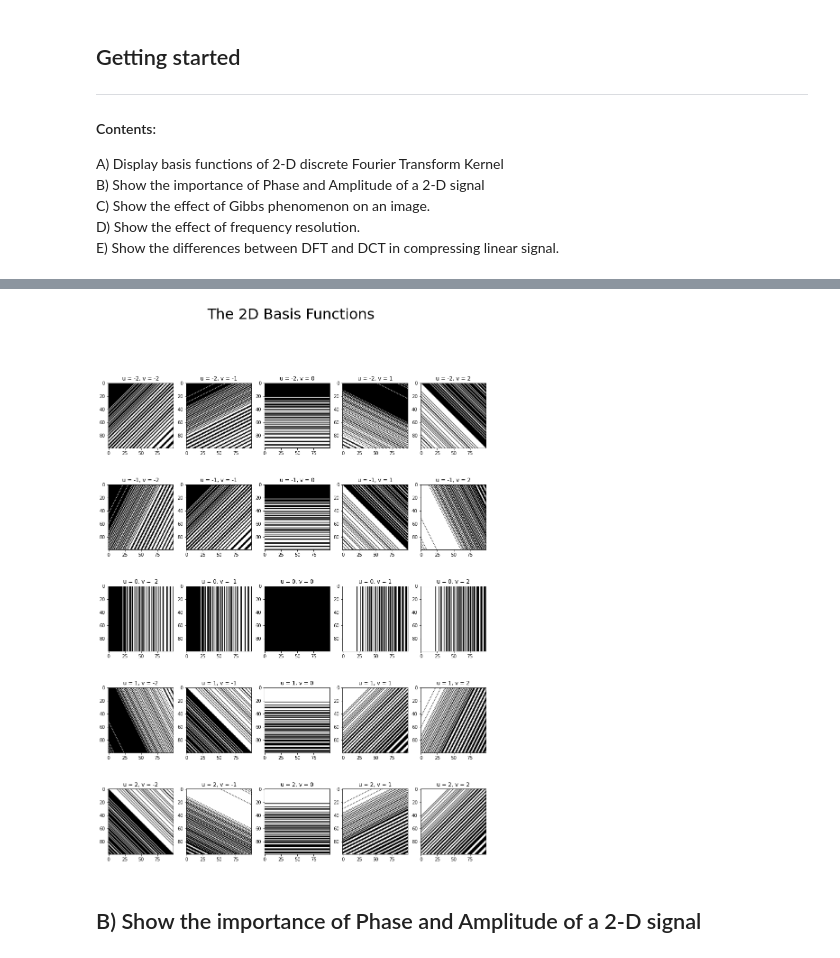
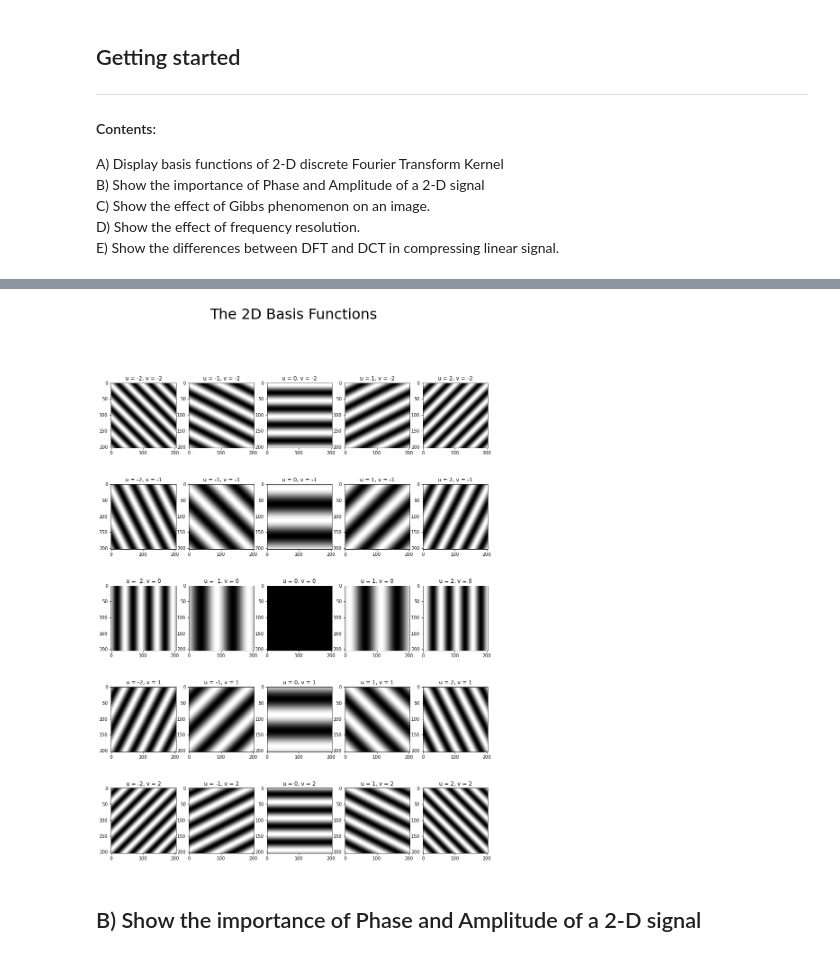
Before and after one commit to bereketeshete/Image-Processing, a Jupyter notebook: Assignment 3 - Image Fourier Transform/Assignment 3 Bereket.ipynb, the cells around one changed output, grey strips where cells are left out. Cells and saved outputs as stored; diff of their text form; code cells hidden in the pictures.

```diff
--- a/Assignment 3 - Image Fourier Transform/Assignment 3 Bereket.ipynb
+++ b/Assignment 3 - Image Fourier Transform/Assignment 3 Bereket.ipynb
@@ -161,14 +77,23 @@ uv_values
-# %%
-fig, axes = plt.subplots(nrows=5, ncols=5, figsize=(15,20))
-
-plt.suptitle('The 2D Basis Functions', fontsize=32)
-
-for ax, uv in zip(axes.flatten(), uv_values):
-    u, v = uv
-    ax.set_title('u = %d, v = %d' % (uv[0], uv[1]) )
-    ax.imshow(basis_function(img_a, u, v), cmap=cm.gray)
-# %% [output]
-[figure, removed]
+# %%
+x = np.arange(-100, 101, 0.99)
+X, Y = np.meshgrid(x, x)
+
+fig, axes = plt.subplots(nrows=5, ncols=5, figsize=(15,20))
+
+plt.suptitle('The 2D Basis Functions', fontsize=32)
+
+count =0
+for v in range(-2,3,1):
+  for u in range (-2,3,1):
+    #print("u:%d  v:%d" %(u,v))
+    angle = 2*np.pi*(-u*X + v*Y)
+    # using euler from exp to trig
+    basis = (np.cos(angle) + np.sin(angle))
+    axes[v+2,u+2].imshow(basis, cmap = "gray")
+    axes[v+2,u+2].set_title('u = %d, v = %d' % (u, v) )
+    count +=1
+# %% [output]
+[figure, added]
 # %% [markdown]
 ## B) Show the importance of Phase and Amplitude of a 2-D signal
 # %% [markdown]
```
Also changed, not shown: parts of 2 cells of this notebook.
